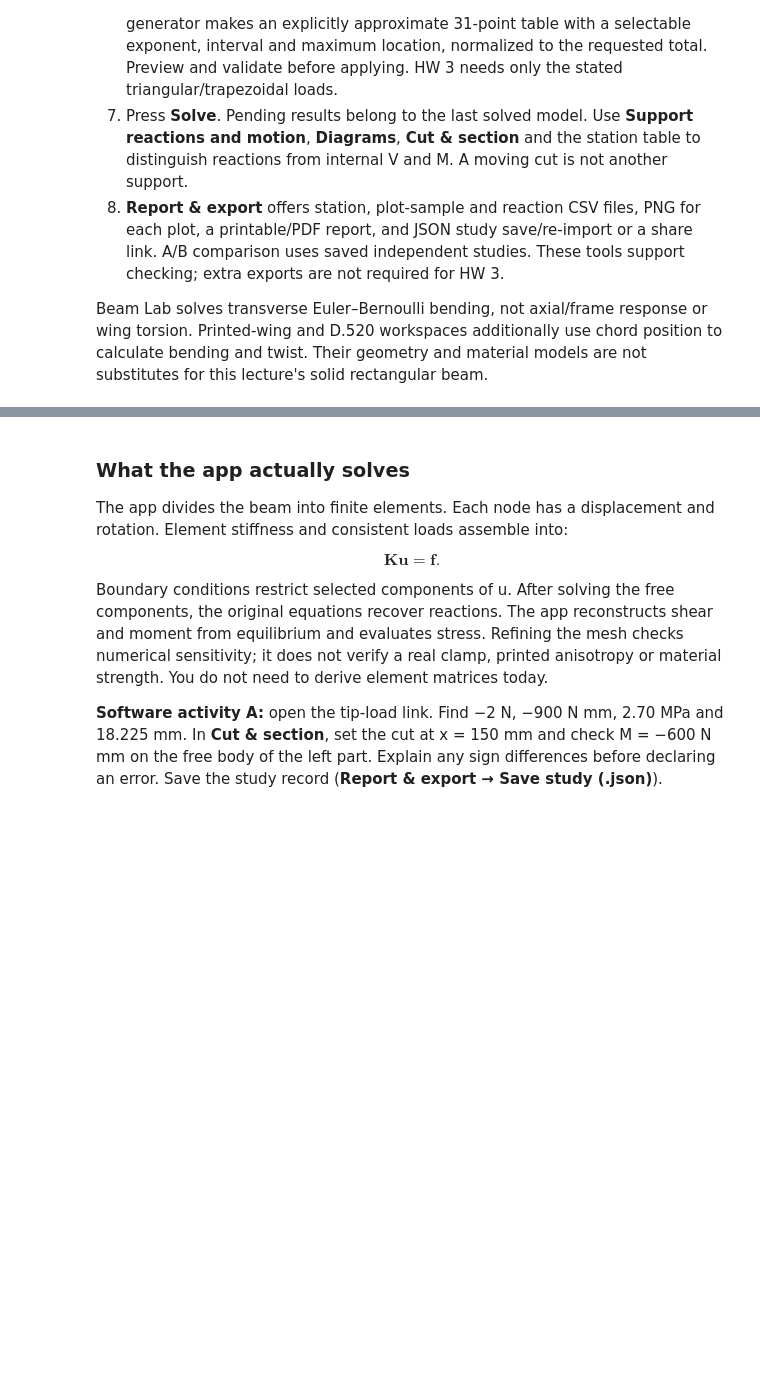
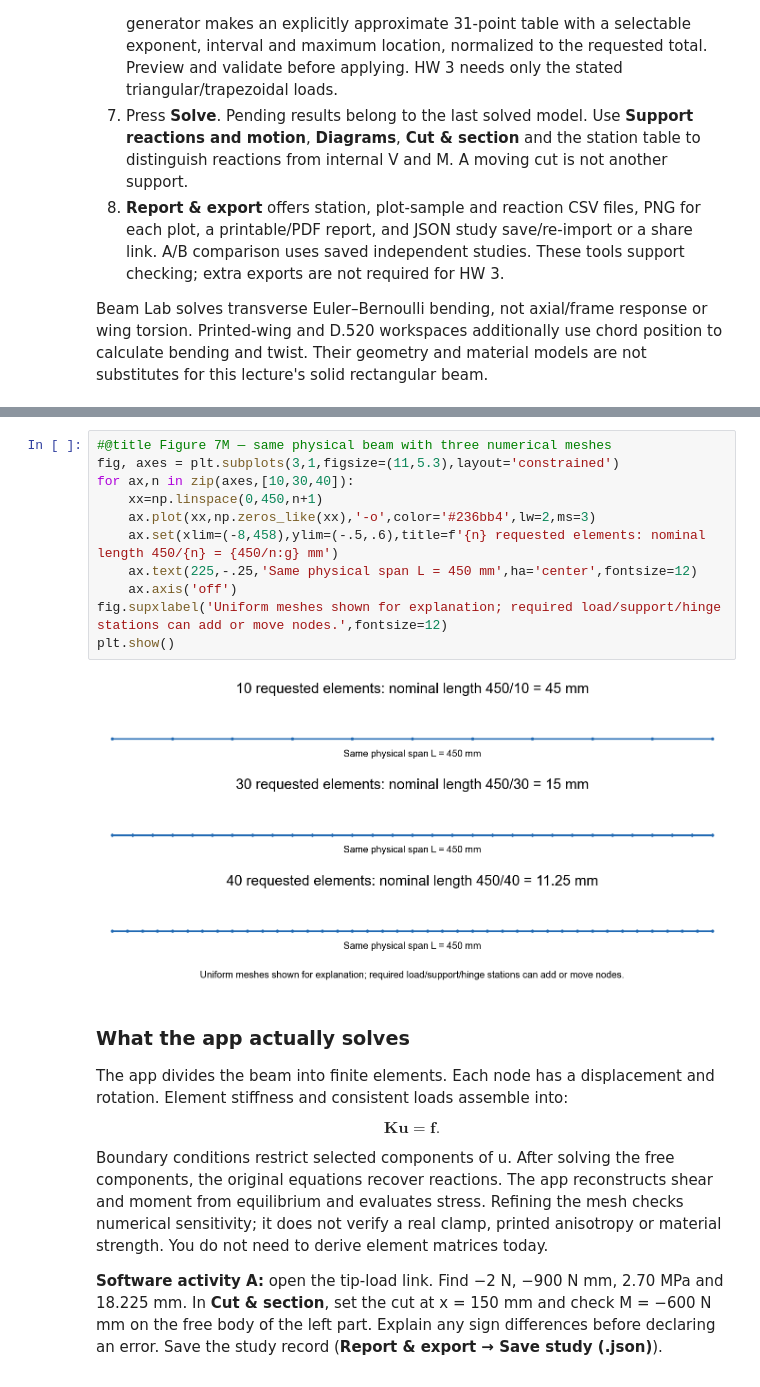
Before and after one commit to Ehsan-Roohi/Aerospace-Structures, a Jupyter notebook: notebooks/MIE446_Lecture_03_Beam_Reactions_Stress_and_Deflection.ipynb, the cells around one changed output, grey strips where cells are left out. Saved outputs shown, nothing was run; the diff lists cells and outputs as text; blank space fills up the shorter version.

```diff
--- a/notebooks/MIE446_Lecture_03_Beam_Reactions_Stress_and_Deflection.ipynb
+++ b/notebooks/MIE446_Lecture_03_Beam_Reactions_Stress_and_Deflection.ipynb
@@ -1103,3 +1115,16 @@ Beam Lab solves transverse Euler–Bernoulli bending, not axial/frame response o
+# %%
+#@title Figure 7M — same physical beam with three numerical meshes
+fig, axes = plt.subplots(3,1,figsize=(11,5.3),layout='constrained')
+for ax,n in zip(axes,[10,30,40]):
+    xx=np.linspace(0,450,n+1)
+    ax.plot(xx,np.zeros_like(xx),'-o',color='#236bb4',lw=2,ms=3)
+    ax.set(xlim=(-8,458),ylim=(-.5,.6),title=f'{n} requested elements: nominal length 450/{n} = {450/n:g} mm')
+    ax.text(225,-.25,'Same physical span L = 450 mm',ha='center',fontsize=12)
+    ax.axis('off')
+fig.supxlabel('Uniform meshes shown for explanation; required load/support/hinge stations can add or move nodes.',fontsize=12)
+plt.show()
+# %% [output]
+[figure, added]
 # %% [markdown]
 ### What the app actually solves
 
```
Also changed, not shown: parts of 5 cells of this notebook, 17 other files.
